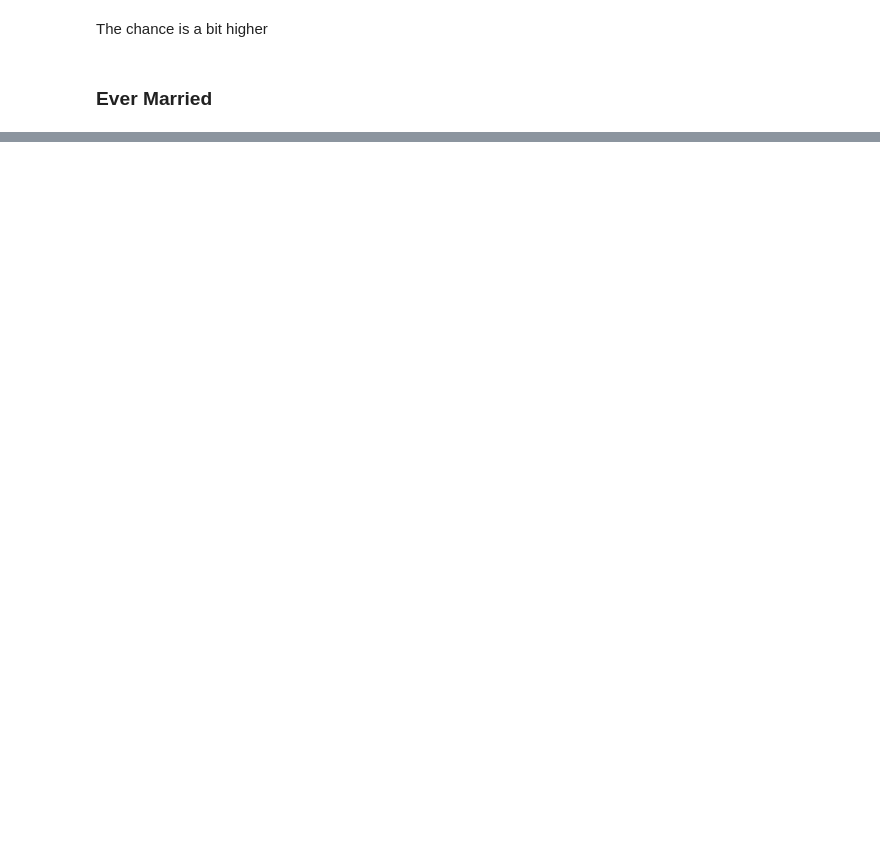
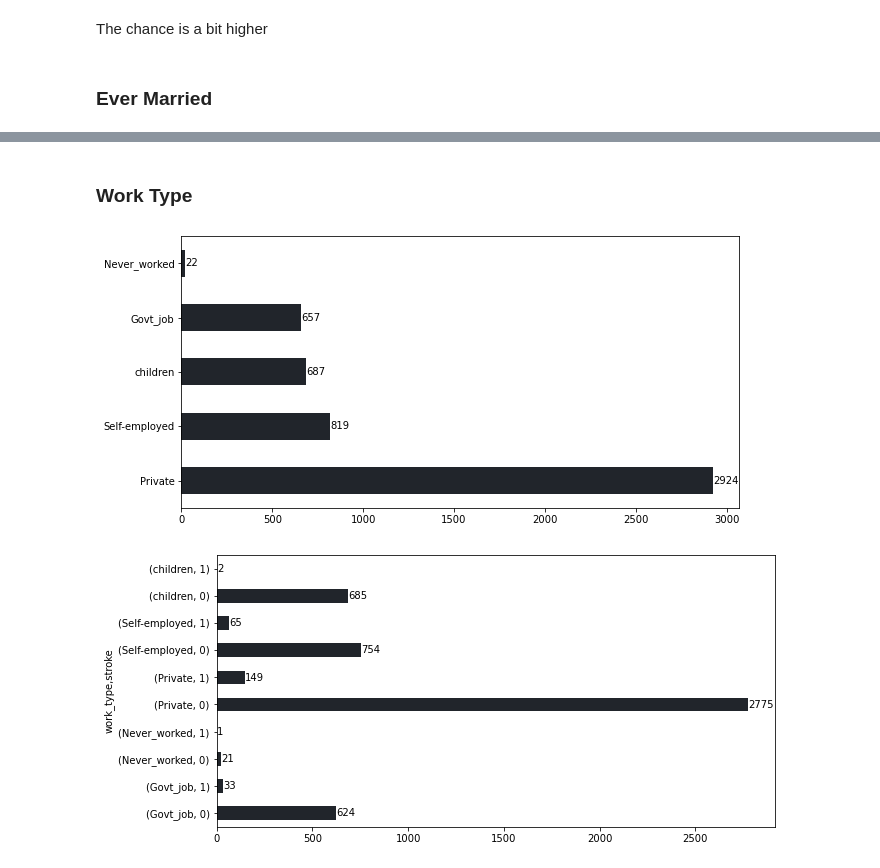
Before and after one commit to Kolo-Naukowe-Data-Science-PW/Rekrutacja_2022, a Jupyter notebook: zadanie_machine_learning/main.ipynb, the cells around one changed output, grey strips where cells are left out. Saved outputs shown, nothing was run; the diff lists cells and outputs as text; code cells hidden in the pictures; blank space fills up the shorter version.

```diff
--- a/zadanie_machine_learning/main.ipynb
+++ b/zadanie_machine_learning/main.ipynb
@@ -220,0 +224,7 @@ LABELS WITH STROKE
+# %% [markdown]
+### Work Type
+# %%
+ratioPlot(df,"work_type")
+# %% [output]
+[figure, added]
+[figure, added]
```
Also changed, not shown: parts of 51 cells of this notebook, 1 other file.
